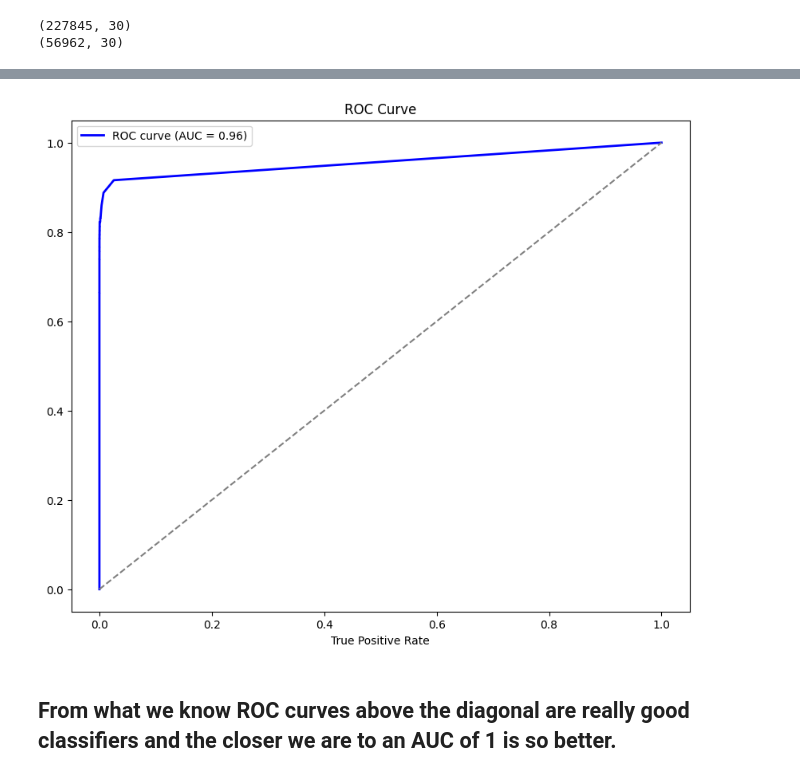
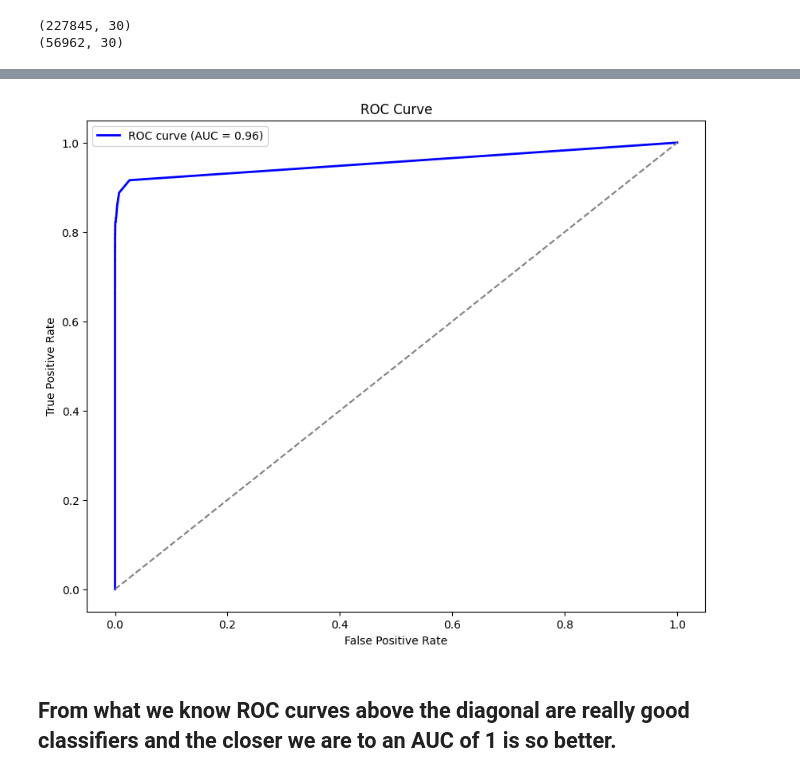
Before and after one commit to flopez0294/CSE176MLProject, a Jupyter notebook: pt3Classification.ipynb, the cells around one changed output, grey strips where cells are left out. Drawn from its saved outputs; the diff is of its cells as text; code cells hidden in the pictures.

```diff
--- a/pt3Classification.ipynb
+++ b/pt3Classification.ipynb
@@ -202,16 +220,16 @@ dict_keys(['INV_MEAN_MIN_DEPTH', 'NUM_AS_ROOT', 'SUM_SCORE', 'NUM_NODES'])
 # %%
 fpr, tpr, thresholds = roc_curve(y_test, preds)
 roc_auc = auc(fpr, tpr)
 plt.figure(figsize=(10, 8))
 plt.plot(fpr,tpr, color='blue', lw=2, label=f'ROC curve (AUC = {roc_auc:.2f})')
 plt.plot([0,1], [0,1], color='gray', linestyle='--')
 plt.xlabel('False Positive Rate')
-plt.xlabel('True Positive Rate')
+plt.ylabel('True Positive Rate')
 plt.legend()
 plt.title('ROC Curve')
 plt.show()
 # %% [output]
-[figure, old version]
+[figure, new version]
 # %% [markdown]
 ## From what we know ROC curves above the diagonal are really good classifiers and the closer we are to an AUC of 1 is so better.
 # %% [markdown]
```
Also changed, not shown: parts of 13 cells of this notebook.
